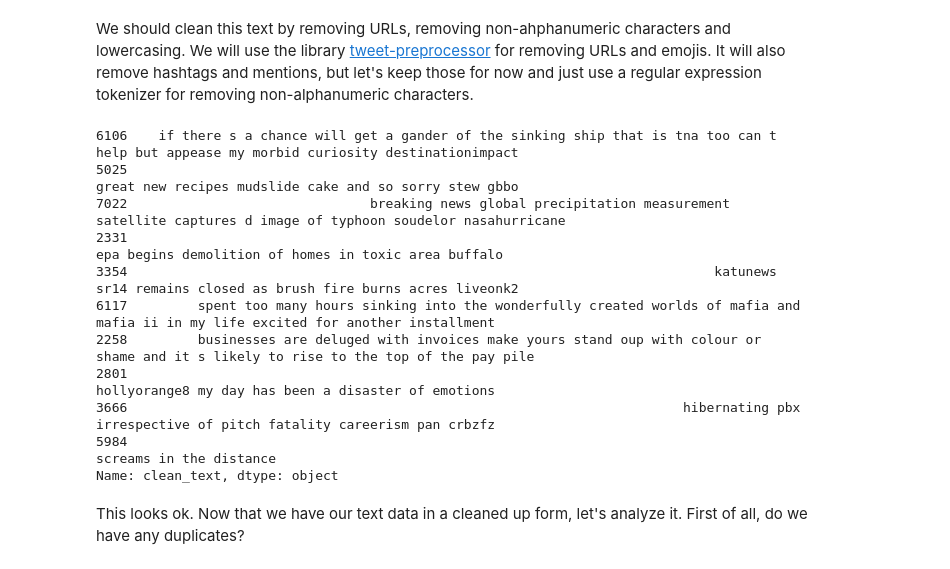
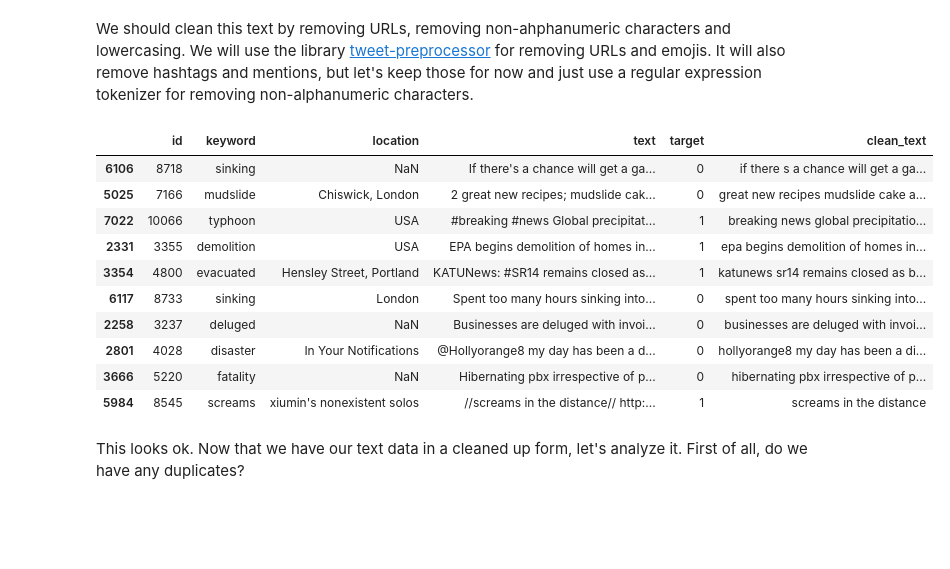
Before and after one commit to lynnolson/dtsa5511w4, a Jupyter notebook: nlp_dist_tweet.ipynb, the cells around one changed output. Cells and saved outputs as stored; diff of their text form; code cells hidden in the pictures; blank space fills up the shorter version.

```diff
--- a/nlp_dist_tweet.ipynb
+++ b/nlp_dist_tweet.ipynb
@@ -95,20 +98,19 @@ def clean_text(text):
 # %%
 train_df['clean_text'] = train_df.text.apply(clean_text)
 # %%
-with option_context('display.max_colwidth', 200):
-    display(train_df.sample(10, random_state=7).clean_text)
+train_df.sample(10, random_state=7)
 # %% [output]
-6106    if there s a chance will get a gander of the sinking ship that is tna too can t help but appease my morbid curiosity destinationimpact
-5025                                                                                    great new recipes mudslide cake and so sorry stew gbbo
-7022                               breaking news global precipitation measurement satellite captures d image of typhoon soudelor nasahurricane
-2331                                                                                      epa begins demolition of homes in toxic area buffalo
-3354                                                                           katunews sr14 remains closed as brush fire burns acres liveonk2
-6117         spent too many hours sinking into the wonderfully created worlds of mafia and mafia ii in my life excited for another installment
-2258         businesses are deluged with invoices make yours stand oup with colour or shame and it s likely to rise to the top of the pay pile
-2801                                                                                       hollyorange8 my day has been a disaster of emotions
-3666                                                                       hibernating pbx irrespective of pitch fatality careerism pan crbzfz
-5984                                                                                                                   screams in the distance
-Name: clean_text, dtype: object
+|  | id | keyword | location | text | target | clean_text |
+| 6106 | 8718 | sinking | NaN | If there's a chance will get a ga... | 0 | if there s a chance will get a ga... |
+| 5025 | 7166 | mudslide | Chiswick, London | 2 great new recipes; mudslide cak... | 0 | great new recipes mudslide cake a... |
+| 7022 | 10066 | typhoon | USA | #breaking #news Global precipitat... | 1 | breaking news global precipitatio... |
+| 2331 | 3355 | demolition | USA | EPA begins demolition of homes in... | 1 | epa begins demolition of homes in... |
+| 3354 | 4800 | evacuated | Hensley Street, Portland | KATUNews: #SR14 remains closed as... | 1 | katunews sr14 remains closed as b... |
+| 6117 | 8733 | sinking | London | Spent too many hours sinking into... | 0 | spent too many hours sinking into... |
+| 2258 | 3237 | deluged | NaN | Businesses are deluged with invoi... | 0 | businesses are deluged with invoi... |
+| 2801 | 4028 | disaster | In Your Notifications | @Hollyorange8 my day has been a d... | 0 | hollyorange8 my day has been a di... |
+| 3666 | 5220 | fatality | NaN | Hibernating pbx irrespective of p... | 0 | hibernating pbx irrespective of p... |
+| 5984 | 8545 | screams | xiumin's nonexistent solos | //screams in the distance// http:... | 1 | screams in the distance |
 # %% [markdown]
 This looks ok.  Now that we have our text data in a cleaned up form, let's analyze it.  First of all, do we have any duplicates?
 # %%
```
Also changed, not shown: parts of 5 cells of this notebook.
